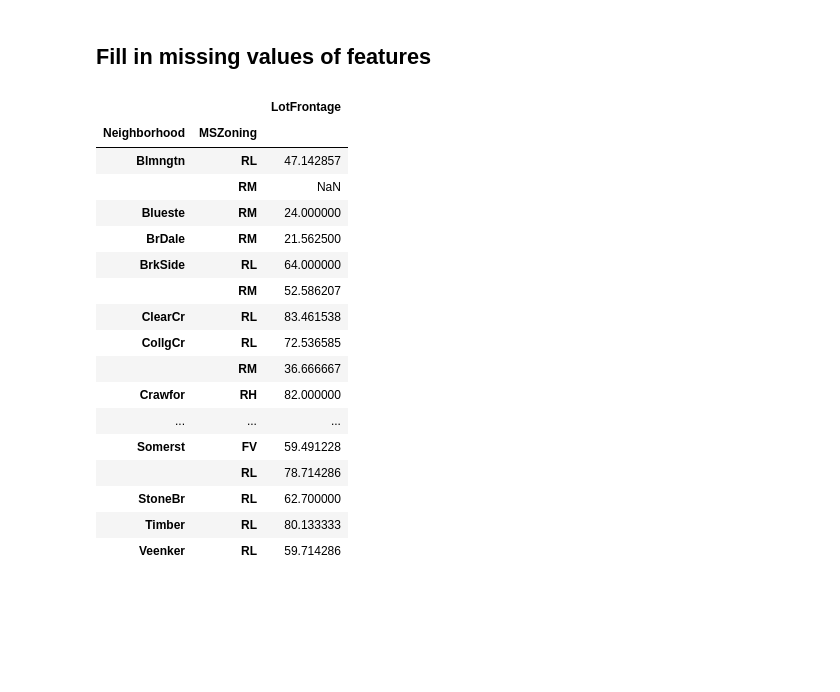
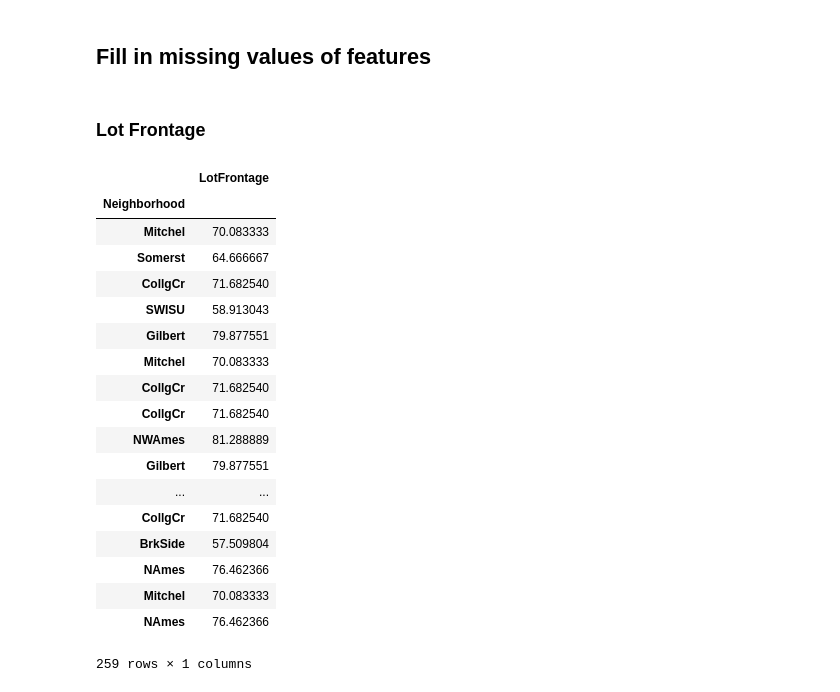
Before and after one commit to D-H/MachineLearningNotes, a Jupyter notebook: Exercises_Kaggle/HousePrices/HousePrices_Submission.ipynb, the cells around one changed output. Drawn from its saved outputs; the diff is of its cells as text; code cells hidden in the pictures; blank space fills up the shorter version.

```diff
--- a/Kaggle/HousePrices/HousePrices_Submission.ipynb
+++ b/Exercises_Kaggle/HousePrices/HousePrices_Submission.ipynb
@@ -132,24 +132,34 @@ Index(['LotFrontage', 'Alley', 'MasVnrType', 'MasVnrArea', 'BsmtQual',
       dtype='object')
 # %% [markdown]
 ## Fill in missing values of features
-# %%
-datasets[0][['LotFrontage', 'Neighborhood', 'MSZoning']].groupby(['Neighborhood', 'MSZoning']).mean()
-# %% [output]
-|  |  | LotFrontage |
-| Neighborhood | MSZoning |  |
-| Blmngtn | RL | 47.142857 |
-|  | RM | NaN |
-| Blueste | RM | 24.000000 |
-| BrDale | RM | 21.562500 |
-| BrkSide | RL | 64.000000 |
-|  | RM | 52.586207 |
-| ClearCr | RL | 83.461538 |
-| CollgCr | RL | 72.536585 |
-|  | RM | 36.666667 |
-| Crawfor | RH | 82.000000 |
-| ... | ... | ... |
-| Somerst | FV | 59.491228 |
-|  | RL | 78.714286 |
-| StoneBr | RL | 62.700000 |
-| Timber | RL | 80.133333 |
-| Veenker | RL | 59.714286 |
+# %% [markdown]
+### Lot Frontage
+# %%
+fill_in_values = datasets[0][['LotFrontage', 'Neighborhood']].groupby(['Neighborhood']).mean()
+
+columns_needed_for_fill_in_values = datasets[0][datasets[0]['LotFrontage'].isna()][['Neighborhood']]
+columns_needed_for_fill_in_values
+index = fill_in_values.loc[columns_needed_for_fill_in_values["Neighborhood"]]
+#datasets[0][datasets[0]['LotFrontage'].isna()]
+#fill_in_values.loc[columns_needed_for_fill_in_values["Neighborhood"], columns_needed_for_fill_in_values["MSZoning"]]
+#datasets[0].loc['LotFrontage',datasets[0]['LotFrontage'].isna()] = fill_in_values
+# %% [output]
+|  | LotFrontage |
+| Neighborhood |  |
+| Mitchel | 70.083333 |
+| Somerst | 64.666667 |
+| CollgCr | 71.682540 |
+| SWISU | 58.913043 |
+| Gilbert | 79.877551 |
+| Mitchel | 70.083333 |
+| CollgCr | 71.682540 |
+| CollgCr | 71.682540 |
+| NWAmes | 81.288889 |
+| Gilbert | 79.877551 |
+| ... | ... |
+| CollgCr | 71.682540 |
+| BrkSide | 57.509804 |
+| NAmes | 76.462366 |
+| Mitchel | 70.083333 |
+| NAmes | 76.462366 |
+259 rows × 1 columns
```
Also changed, not shown: parts of 2 cells of this notebook, 9 other files.
